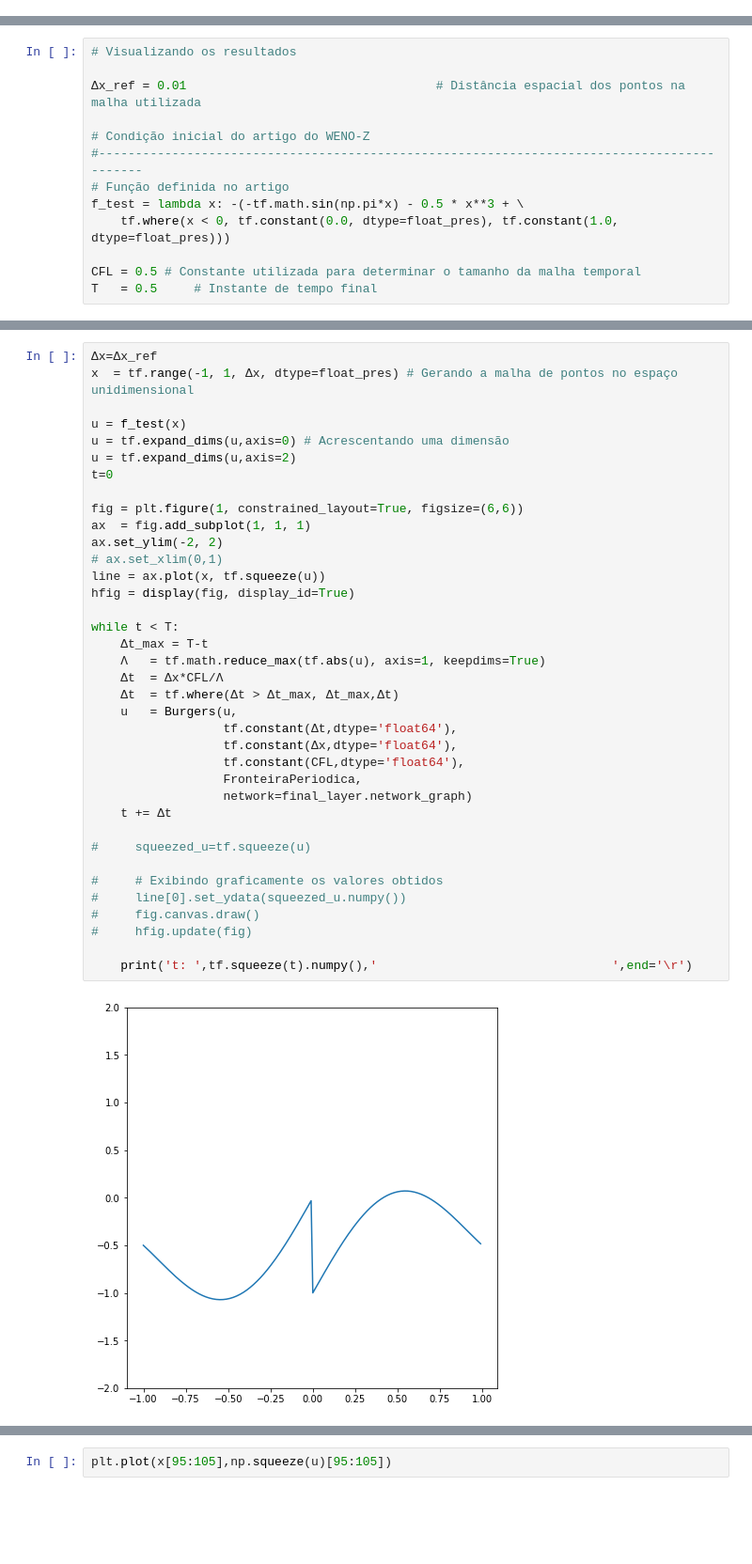
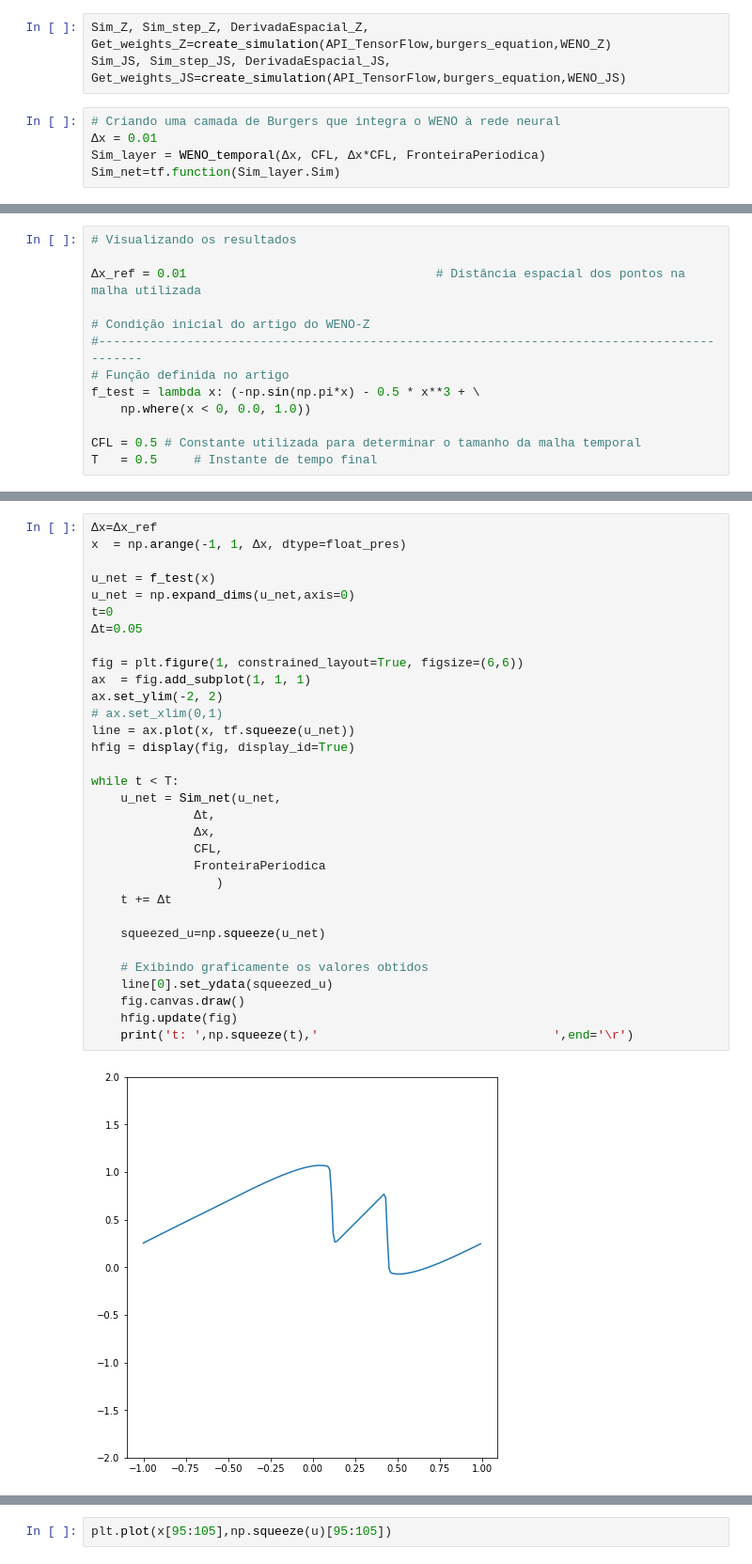
Before and after one commit to silvaneojunior/Top_mat_A, a Jupyter notebook: WENO-DS reescrito/Grafico artigo WENO Z.ipynb, the cells around one changed output, grey strips where cells are left out. Shown at 94% size. Cells and saved outputs as stored; diff of their text form; blank space fills up the shorter version.

```diff
--- a/WENO-DS reescrito/Grafico artigo WENO Z.ipynb
+++ b/WENO-DS reescrito/Grafico artigo WENO Z.ipynb
@@ -172,0 +23,8 @@ NotFoundError: Unsuccessful TensorSliceReader constructor: Failed to find any ma
+# %%
+Sim_Z, Sim_step_Z, DerivadaEspacial_Z, Get_weights_Z=create_simulation(API_TensorFlow,burgers_equation,WENO_Z)
+Sim_JS, Sim_step_JS, DerivadaEspacial_JS, Get_weights_JS=create_simulation(API_TensorFlow,burgers_equation,WENO_JS)
+# %%
+# Criando uma camada de Burgers que integra o WENO à rede neural
+Δx = 0.01
+Sim_layer = WENO_temporal(Δx, CFL, Δx*CFL, FronteiraPeriodica)
+Sim_net=tf.function(Sim_layer.Sim)
@@ -178,8 +52,8 @@ NotFoundError: Unsuccessful TensorSliceReader constructor: Failed to find any ma
 # Condição inicial do artigo do WENO-Z
 #-------------------------------------------------------------------------------------------
 # Função definida no artigo
-f_test = lambda x: -(-tf.math.sin(np.pi*x) - 0.5 * x**3 + \
-    tf.where(x < 0, tf.constant(0.0, dtype=float_pres), tf.constant(1.0, dtype=float_pres)))
+f_test = lambda x: (-np.sin(np.pi*x) - 0.5 * x**3 + \
+    np.where(x < 0, 0.0, 1.0))
 
 CFL = 0.5 # Constante utilizada para determinar o tamanho da malha temporal
 T   = 0.5     # Instante de tempo final
@@ -227,39 +96,34 @@ t:  0.5
 # %%
 Δx=Δx_ref
-x  = tf.range(-1, 1, Δx, dtype=float_pres) # Gerando a malha de pontos no espaço unidimensional
+x  = np.arange(-1, 1, Δx, dtype=float_pres)
 
-u = f_test(x)
-u = tf.expand_dims(u,axis=0) # Acrescentando uma dimensão
-u = tf.expand_dims(u,axis=2)
+u_net = f_test(x)
+u_net = np.expand_dims(u_net,axis=0)
 t=0
+Δt=0.05
 
 fig = plt.figure(1, constrained_layout=True, figsize=(6,6))
 ax  = fig.add_subplot(1, 1, 1)
 ax.set_ylim(-2, 2)
 # ax.set_xlim(0,1)
-line = ax.plot(x, tf.squeeze(u))
+line = ax.plot(x, tf.squeeze(u_net))
 hfig = display(fig, display_id=True)
 
 while t < T:
-    Δt_max = T-t
-    Λ   = tf.math.reduce_max(tf.abs(u), axis=1, keepdims=True)
-    Δt  = Δx*CFL/Λ
-    Δt  = tf.where(Δt > Δt_max, Δt_max,Δt)
-    u   = Burgers(u,
-                  tf.constant(Δt,dtype='float64'),
-                  tf.constant(Δx,dtype='float64'),
-                  tf.constant(CFL,dtype='float64'),
-                  FronteiraPeriodica,
-                  network=final_layer.network_graph)
+    u_net = Sim_net(u_net,
+              Δt,
+              Δx,
+              CFL,
+              FronteiraPeriodica
+                 )
     t += Δt
 
-#     squeezed_u=tf.squeeze(u)
+    squeezed_u=np.squeeze(u_net)
 
-#     # Exibindo graficamente os valores obtidos
-#     line[0].set_ydata(squeezed_u.numpy())
-#     fig.canvas.draw()
-#     hfig.update(fig)
-
-    print('t: ',tf.squeeze(t).numpy(),'                                ',end='\r')
+    # Exibindo graficamente os valores obtidos
+    line[0].set_ydata(squeezed_u)
+    fig.canvas.draw()
+    hfig.update(fig)
+    print('t: ',np.squeeze(t),'                                ',end='\r')
 # %% [output]
-[figure, old version]
+[figure, new version]
```
Also changed, not shown: parts of 18 cells of this notebook, 12 other files.
